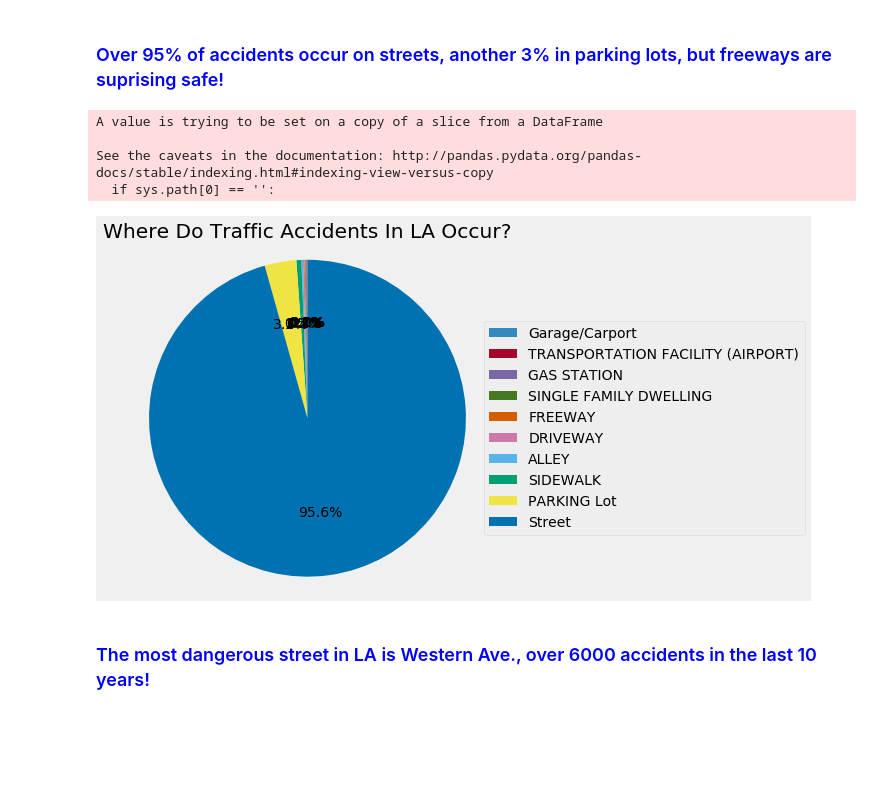
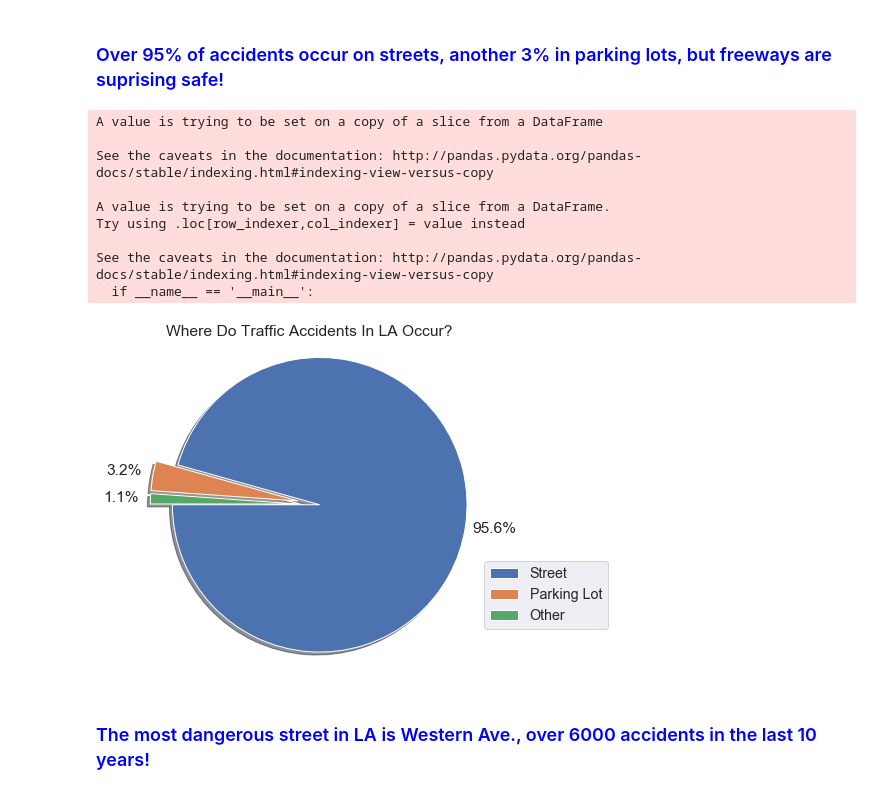
Before and after one commit to Nlaurita/Analysis_of_LA_Traffic_Collisions, a Jupyter notebook: LA Collision Analysis.ipynb, the cells around one changed output. Saved outputs shown, nothing was run; the diff lists cells and outputs as text; code cells hidden in the pictures; blank space fills up the shorter version.

```diff
--- a/LA Collision Analysis.ipynb
+++ b/LA Collision Analysis.ipynb
@@ -59,8 +134,6 @@ print(time_occurred_df.mode())
 ### <font color=blue>The most susceptible population to traffic accidents are in their late 20's to early 30's. </font>
 # %%
 #---What are the ages of victims of traffic accident in LA?---#
-
-victim_age_df = time_occurred_df = collision_df[['victim_age']]
 
 #---The average is between 41 and 42 years old---#
 avg_victim_age = collision_df['victim_age'].mean()
@@ -70,10 +143,14 @@ mode_vitim_age = victim_age_df.mode()
 
 plt.figure(figsize=(10,6))
 plt.hist(collision_df.victim_age, bins=30, color='b', alpha=0.7, rwidth=0.85, density=True)
-xmin, xmax = plt.xlim()
+ax = plt.subplot()
+ax.set_yticks([0, 0.01, 0.02, 0.03])
+ax.set_xticks([0, 20, 40, 60, 80, 100])
+ax.ticklabel_format(axis='y', style='scientific', scilimits=(0,0))
+plt.xlim(15, 100)
 plt.xlabel(f'Age of Victim')
-plt.ylabel('Frequency')
-plt.title(f'Distribution of the Age of Traffic Accident Vitims')
-plt.style.use('ggplot')
+plt.ylabel('Frequency of Traffic Accidents')
+plt.title(f'Age of Traffic Accident Victims in Los Angeles')
 plt.show()
+plt.close('all')
 # %% [output]
@@ -193,33 +370,41 @@ plt.show()
 ### <font  color=blue> Over 95% of accidents occur on streets, another 3% in parking lots, but freeways are suprising safe! </font>
 # %%
 #---Whats the most dangerous premise?---#
+collision_premdescript_df = collision_df[['premise_description']].reset_index()
+collision_premdescript_df_gr = collision_premdescript_df.groupby('premise_description').count().sort_values(by=['index'], ascending=False).reset_index().rename(columns={'index':'count'})
 
-collision_premdescript_df = collision_df[['premise_description']].reset_index()
-collision_premdescript_df['accident_total'] = 1
-#collision_premdescript_df.head(10)
+top_ten_premdescript = collision_premdescript_df_gr.iloc[:10]
+top_ten_premdescript.sort_values(by=['count'], inplace=True)
 
-collision_premdescript_df_grouped = collision_premdescript_df.groupby('premise_description').sum().reset_index()
-collision_premdescript_df_grouped.sort_values(by=['accident_total'], inplace=True, ascending=False)
-#collision_premdescript_df_grouped.head(20)
+#---Lets group everything except the top 2 premises into a single 'other' category---#
+top_ten_premdescript['premise_label'] = top_ten_premdescript.apply(lambda row: row['premise_description'] if (row['premise_description'] == 'Street') | (row['premise_description'] == 'Parking Lot') else 'Other', axis=1)
+top_ten_premdescript_gr = top_ten_premdescript.groupby('premise_label').sum().sort_values(by=['count'], ascending=False).reset_index()
 
-top_ten_premdescript = collision_premdescript_df_grouped.iloc[:10]
-top_ten_premdescript.sort_values(by=['accident_total'], inplace=True)
-#top_ten_premdescript.head(20)
+#---Set Seaborn style & font size---#
+sns.set_style('darkgrid', {'xtick.bottom': True, 'ytick.left': True})
+sns.set_palette('Spectral')
+sns.set(font_scale=1.3)
 
-premise_label = ['Garage/Carport', 'TRANSPORTATION FACILITY (AIRPORT)', 'GAS STATION', 'SINGLE FAMILY DWELLING', 'FREEWAY', 'DRIVEWAY', 'ALLEY', 'SIDEWALK', 'PARKING Lot', 'Street']
+premise_label = list(top_ten_premdescript_gr.premise_label)
+explode = [0, 0.15, 0.15]
 
-top_ten_premdescript.plot.pie(y='accident_total',figsize=(6, 6), labels = None, autopct='%1.1f%%', startangle=90)
+plt.figure(figsize=(6,6))
+plt.pie(top_ten_premdescript_gr['count'], labels = None, shadow = True, autopct='%1.1f%%', pctdistance = 1.2, startangle=180, explode=explode)
 plt.title('Where Do Traffic Accidents In LA Occur?')
-plt.style.use('bmh')
-plt.legend(premise_label,bbox_to_anchor=(0.95,0.8), loc="upper left")
+plt.legend(premise_label,bbox_to_anchor=(1,0.35), loc="upper left")
 plt.ylabel("")
 plt.axis('equal')
 plt.show()
 # %% [output]
 A value is trying to be set on a copy of a slice from a DataFrame
 
 See the caveats in the documentation: http://pandas.pydata.org/pandas-docs/stable/indexing.html#indexing-view-versus-copy
-  if sys.path[0] == '':
+
+A value is trying to be set on a copy of a slice from a DataFrame.
+Try using .loc[row_indexer,col_indexer] = value instead
+
+See the caveats in the documentation: http://pandas.pydata.org/pandas-docs/stable/indexing.html#indexing-view-versus-copy
+  if __name__ == '__main__':
-[figure, old version]
+[figure, new version]
 # %% [markdown]
 ### <font  color=blue> The most dangerous street in LA is Western Ave., over 6000 accidents in the last 10 years! </font>
```
Also changed, not shown: parts of 23 cells of this notebook, 2 other files.
